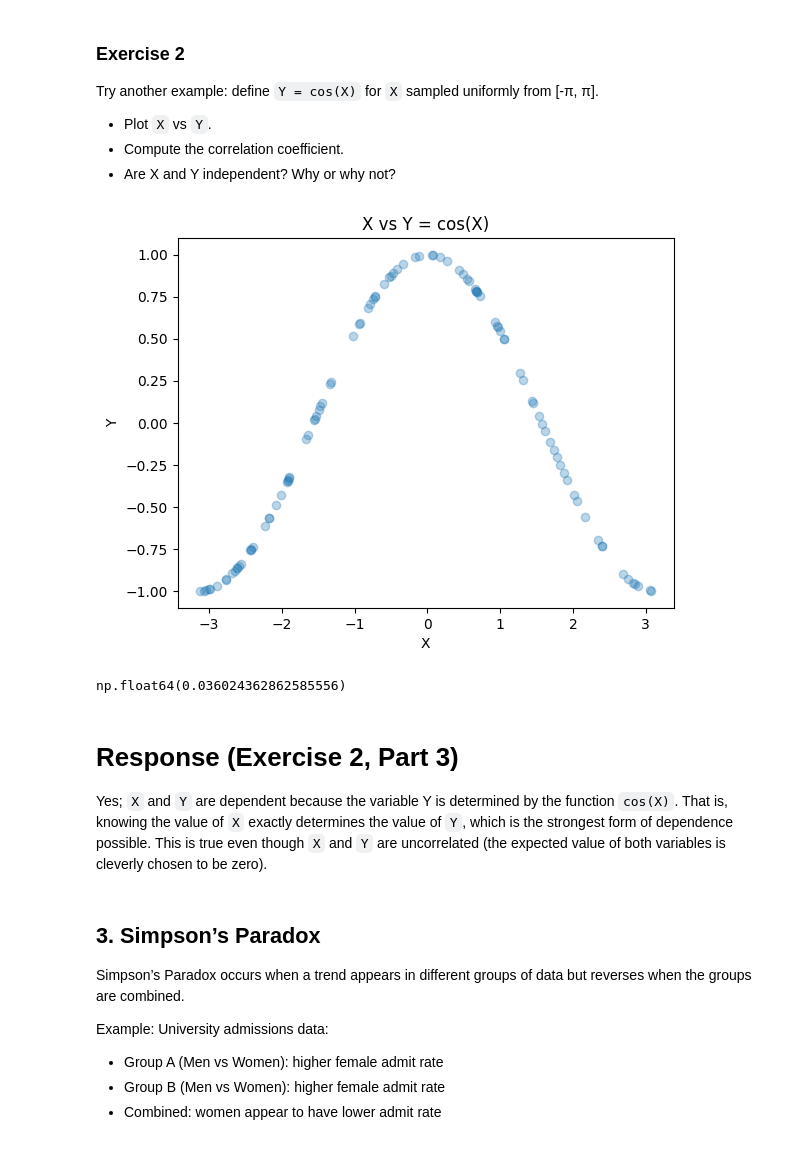
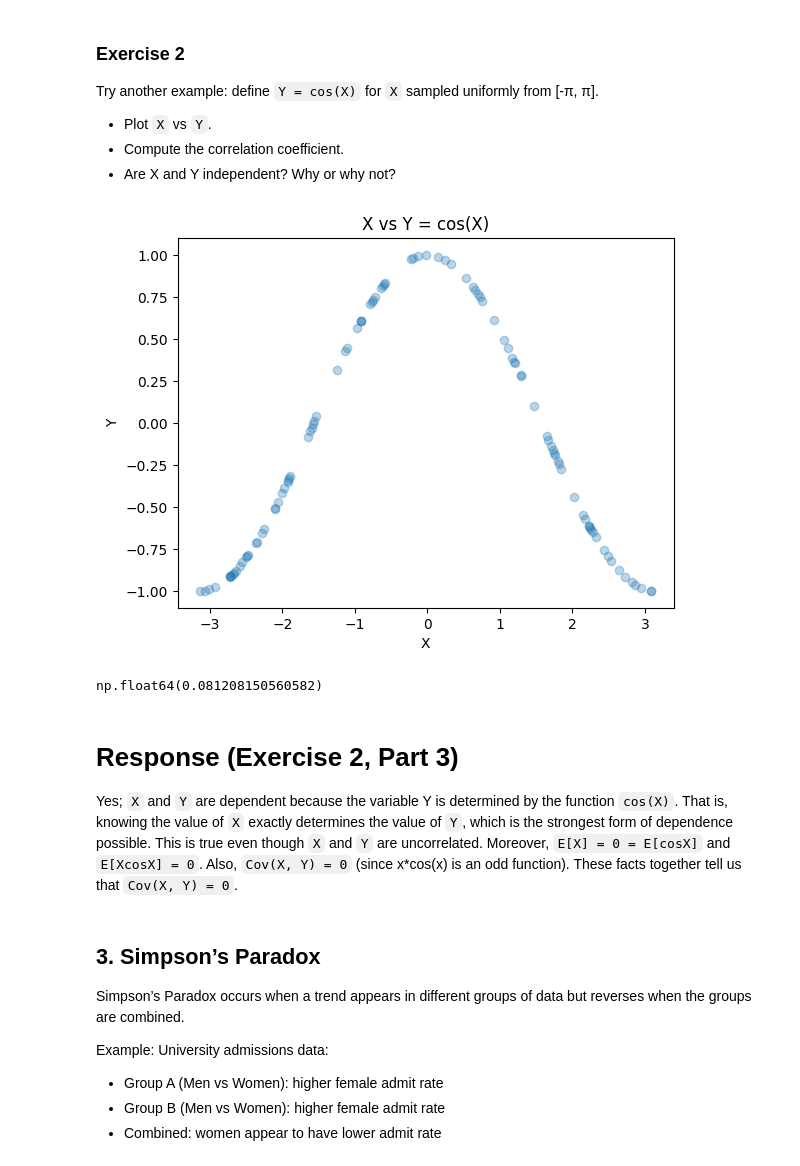
Before and after one commit to jrc117/CS473, a Jupyter notebook: mini_labs/week_3_correlation.ipynb, the cells around one changed output. Cells and saved outputs as stored; diff of their text form; code cells hidden in the pictures.

```diff
--- a/mini_labs/week_3_correlation.ipynb
+++ b/mini_labs/week_3_correlation.ipynb
@@ -94,22 +94,22 @@ Try another example: define `Y = cos(X)` for `X` sampled uniformly from [-π, π
 # %%
 # Your code here
 X = np.random.uniform(low=-np.pi, high=np.pi, size=100)
 Y = np.cos(X)
 
 plt.scatter(X, Y, alpha=0.3)
 plt.title("X vs Y = cos(X)")
 plt.xlabel("X")
 plt.ylabel("Y")
 plt.show()
 
-np.corrcoef(x, y)[0, 1]
+np.corrcoef(X, Y)[0, 1]
 # %% [output]
-[figure, old version]
+[figure, new version]
-np.float64(0.036024362862585556)
+np.float64(0.081208150560582)
 # %% [markdown]
 # **Response (Exercise 2, Part 3)**
 
-Yes; `X` and `Y` are dependent because the variable Y is determined by the function `cos(X)`.  That is, knowing the value of `X` exactly determines the value of `Y`, which is the strongest form of dependence possible.  This is true even though `X` and `Y` are uncorrelated (the expected value of both variables is cleverly chosen to be zero).
+Yes; `X` and `Y` are dependent because the variable Y is determined by the function `cos(X)`.  That is, knowing the value of `X` exactly determines the value of `Y`, which is the strongest form of dependence possible.  This is true even though `X` and `Y` are uncorrelated.  Moreover, `E[X] = 0 = E[cosX]` and `E[XcosX] = 0`.  Also, `Cov(X, Y) = 0` (since x*cos(x) is an odd function).  These facts together tell us that `Cov(X, Y) = 0`.
 # %% [markdown]
 ## 3. Simpson’s Paradox
 
```
Also changed, not shown: parts of 4 cells of this notebook.
